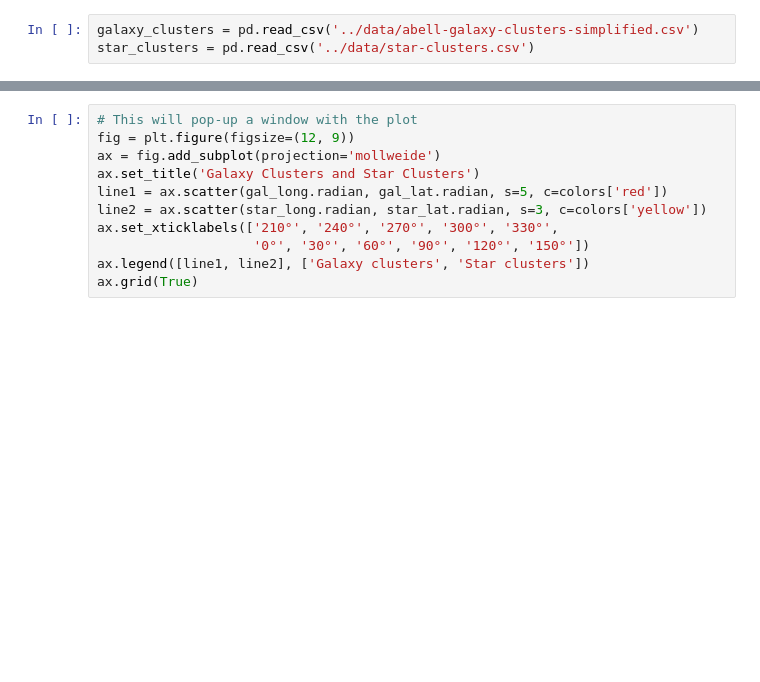
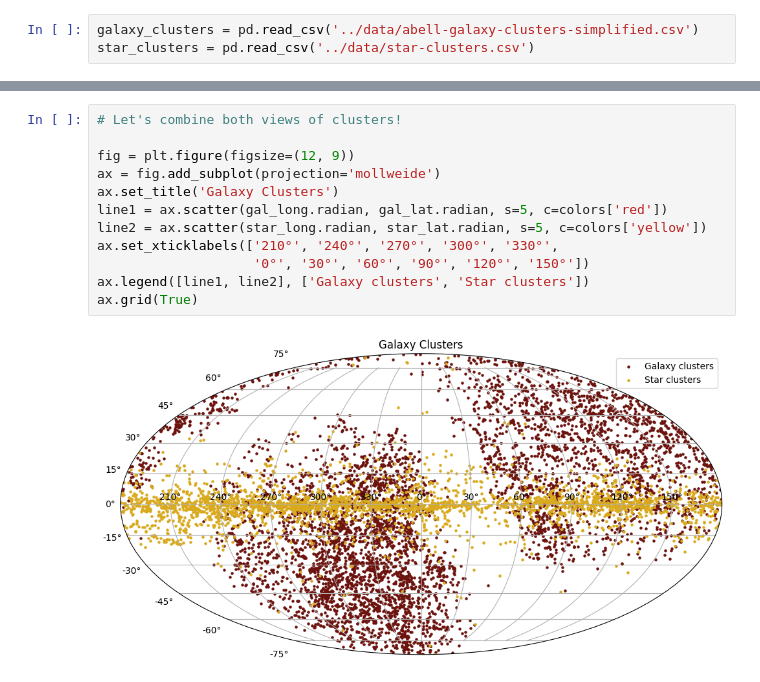
Before and after one commit to pwcberry/python-learning-matplotlib, a Jupyter notebook: notebooks/05-astropy.ipynb, the cells around one changed output, grey strips where cells are left out. Drawn from its saved outputs; the diff is of its cells as text; blank space fills up the shorter version.

```diff
--- a/notebooks/05-astropy.ipynb
+++ b/notebooks/05-astropy.ipynb
@@ -68,11 +99,14 @@ star_lat = Angle(cs[:, 1] * u.degree)
 # %%
-# This will pop-up a window with the plot
+# Let's combine both views of clusters!
+
 fig = plt.figure(figsize=(12, 9))
 ax = fig.add_subplot(projection='mollweide')
-ax.set_title('Galaxy Clusters and Star Clusters')
+ax.set_title('Galaxy Clusters')
 line1 = ax.scatter(gal_long.radian, gal_lat.radian, s=5, c=colors['red'])
-line2 = ax.scatter(star_long.radian, star_lat.radian, s=3, c=colors['yellow'])
+line2 = ax.scatter(star_long.radian, star_lat.radian, s=5, c=colors['yellow'])
 ax.set_xticklabels(['210°', '240°', '270°', '300°', '330°',
                     '0°', '30°', '60°', '90°', '120°', '150°'])
 ax.legend([line1, line2], ['Galaxy clusters', 'Star clusters'])
 ax.grid(True)
+# %% [output]
+[figure, added]
```
Also changed, not shown: parts of 4 cells of this notebook, 1 other file.
